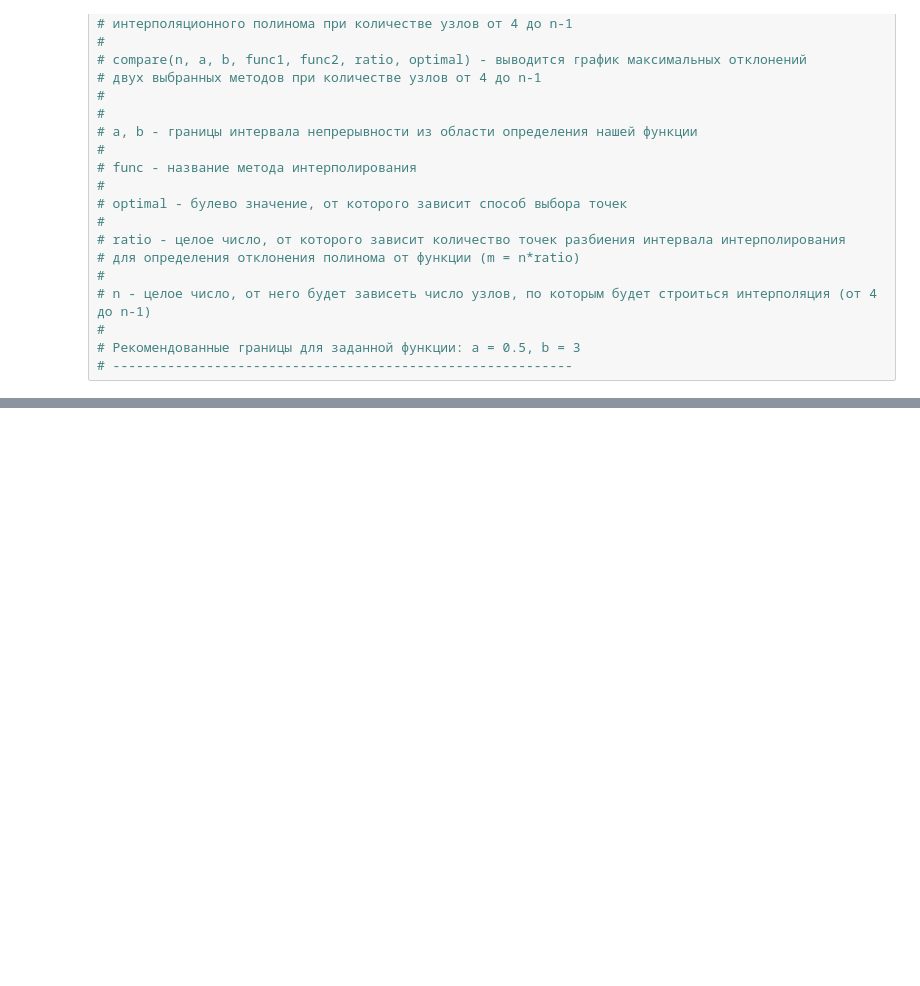
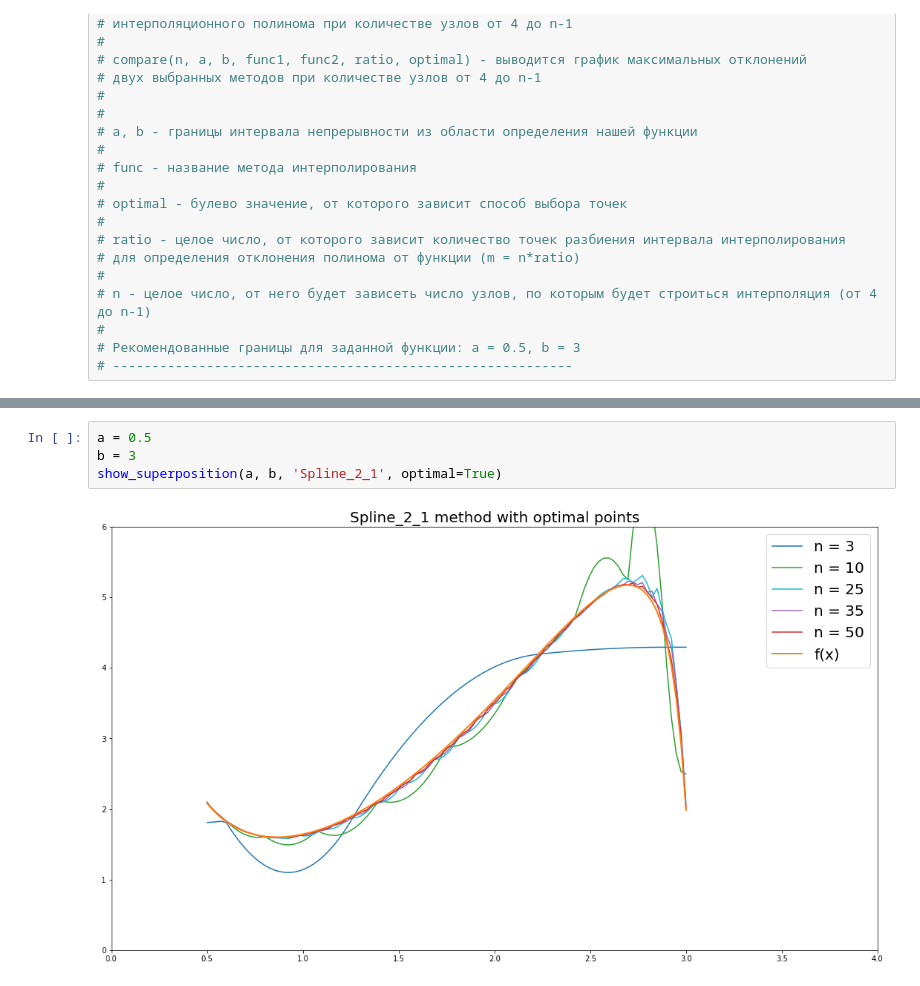
Before and after one commit to DanechkaSmirnov/lagrange_interpolation, a Jupyter notebook: Интерполяция.ipynb, the cells around one changed output, grey strips where cells are left out. Drawn from its saved outputs; the diff is of its cells as text; blank space fills up the shorter version.

```diff
--- a/Интерполяция.ipynb
+++ b/Интерполяция.ipynb
@@ -517,0 +524,6 @@ def show_superposition(a, b, func, optimal=False):
+# %%
+a = 0.5
+b = 3
+show_superposition(a, b, 'Spline_2_1', optimal=True)
+# %% [output]
+[figure, added]
```
Also changed, not shown: parts of 3 cells of this notebook.
